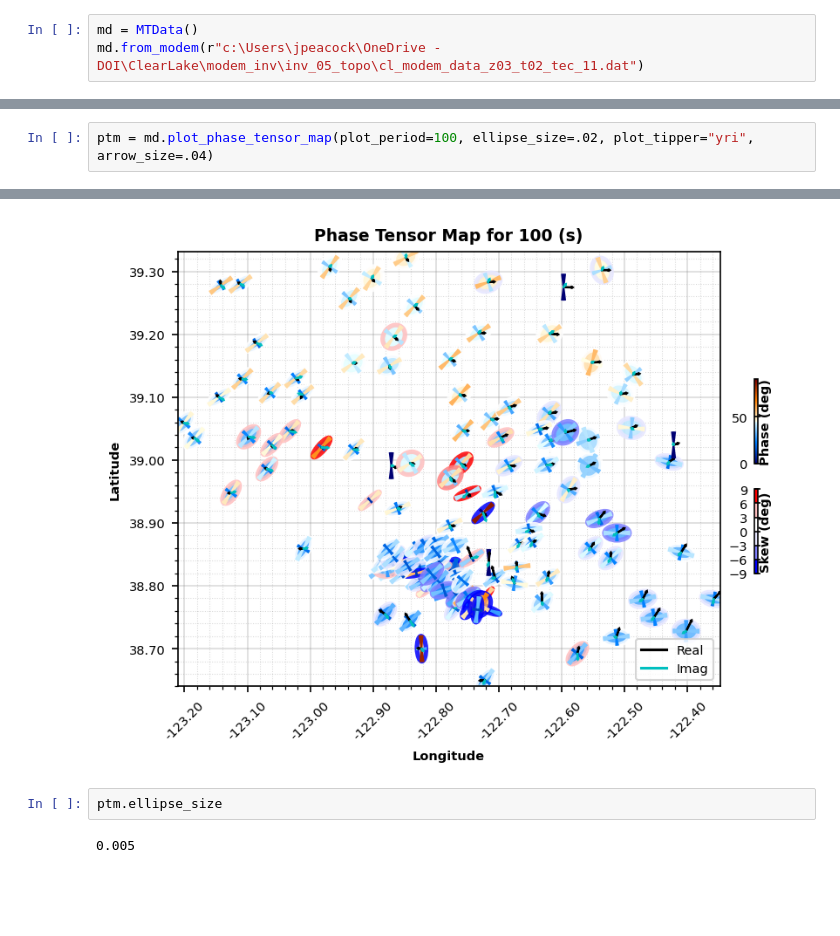
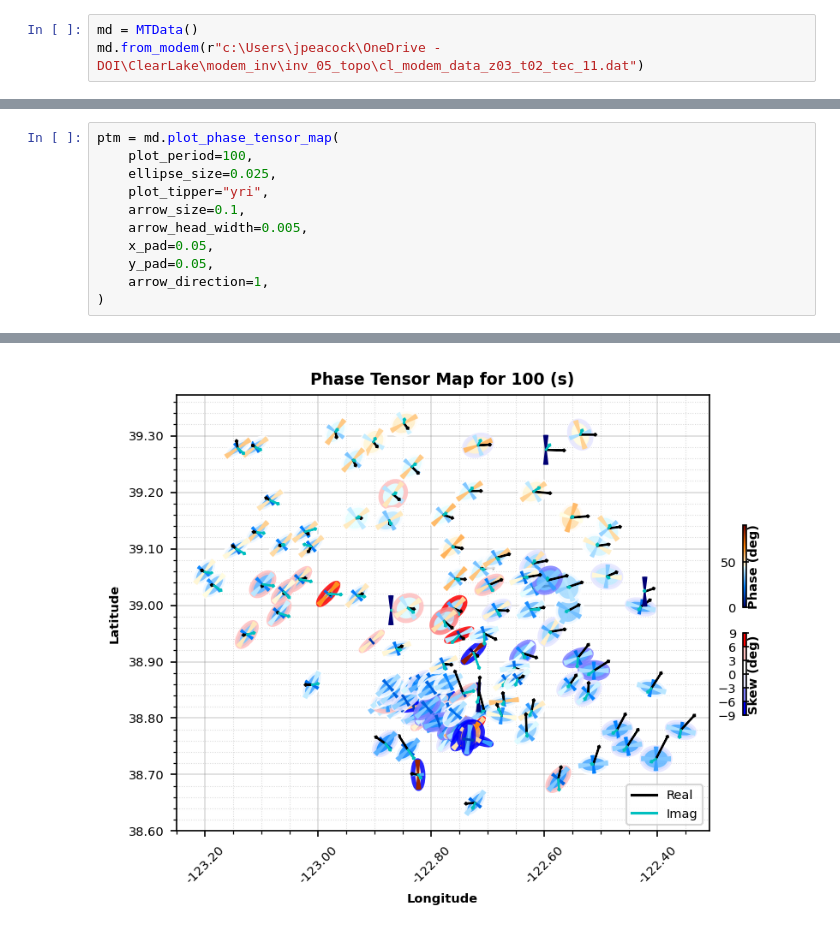
Before and after one commit to kujaku11/sandbox_scripts, a Jupyter notebook: make_pt_shape_files_clvf.ipynb, the cells around one changed output, grey strips where cells are left out. Drawn from its saved outputs; the diff is of its cells as text; blank space fills up the shorter version.

```diff
--- a/make_pt_shape_files_clvf.ipynb
+++ b/make_pt_shape_files_clvf.ipynb
@@ -47,5 +50,14 @@ md.to_shp_pt_tipper(
   WindowsPath('c:/Users/jpeacock/OneDrive - DOI/ClearLake/modem_inv/inv_05_topo/phase_tensors/Tipper_Imag_EPSG_32610_Period_1117.43s.shp'),
   WindowsPath('c:/Users/jpeacock/OneDrive - DOI/ClearLake/modem_inv/inv_05_topo/phase_tensors/Tipper_Imag_EPSG_32610_Period_2048.0s.shp')]}
 # %%
-ptm = md.plot_phase_tensor_map(plot_period=100, ellipse_size=.02, plot_tipper="yri", arrow_size=.04)
+ptm = md.plot_phase_tensor_map(
+    plot_period=100,
+    ellipse_size=0.025,
+    plot_tipper="yri",
+    arrow_size=0.1,
+    arrow_head_width=0.005,
+    x_pad=0.05,
+    y_pad=0.05,
+    arrow_direction=1,
+)
 # %% [output]
@@ -53,5 +65 @@ ptm = md.plot_phase_tensor_map(plot_period=100, ellipse_size=.02, plot_tipper="y
-[figure, old version]
+[figure, new version]
-# %%
-ptm.ellipse_size
-# %% [output]
-0.005
```
Also changed, not shown: parts of 3 cells of this notebook, 26 other files.
